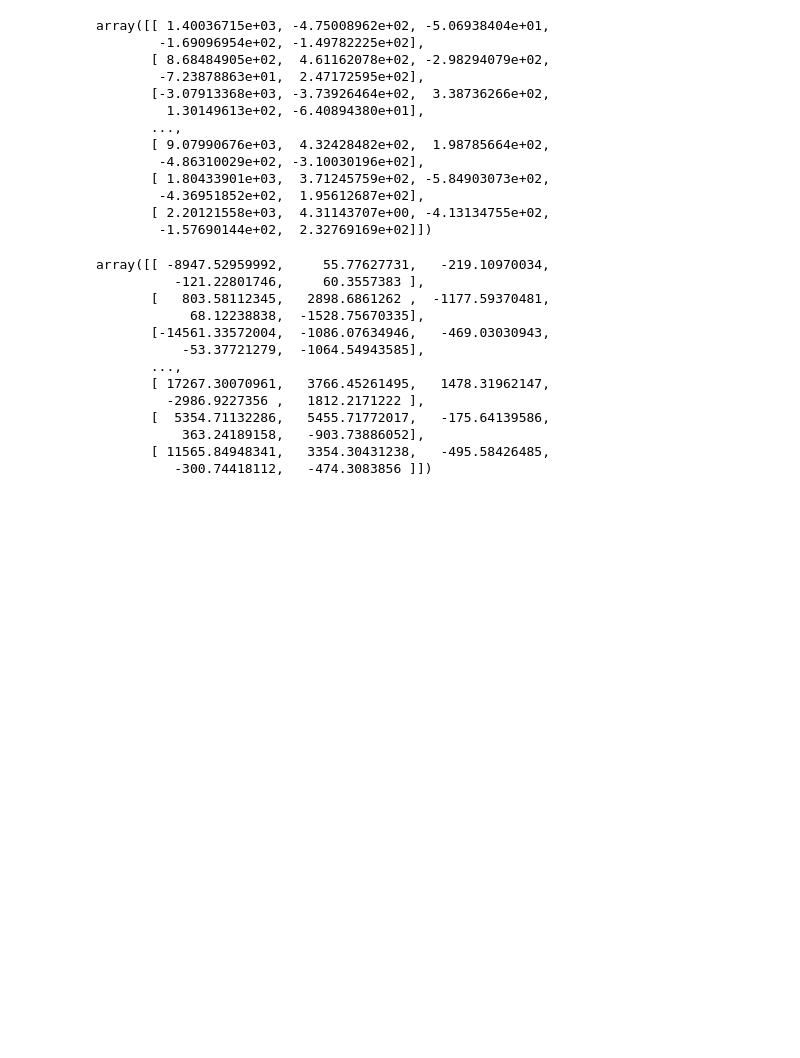
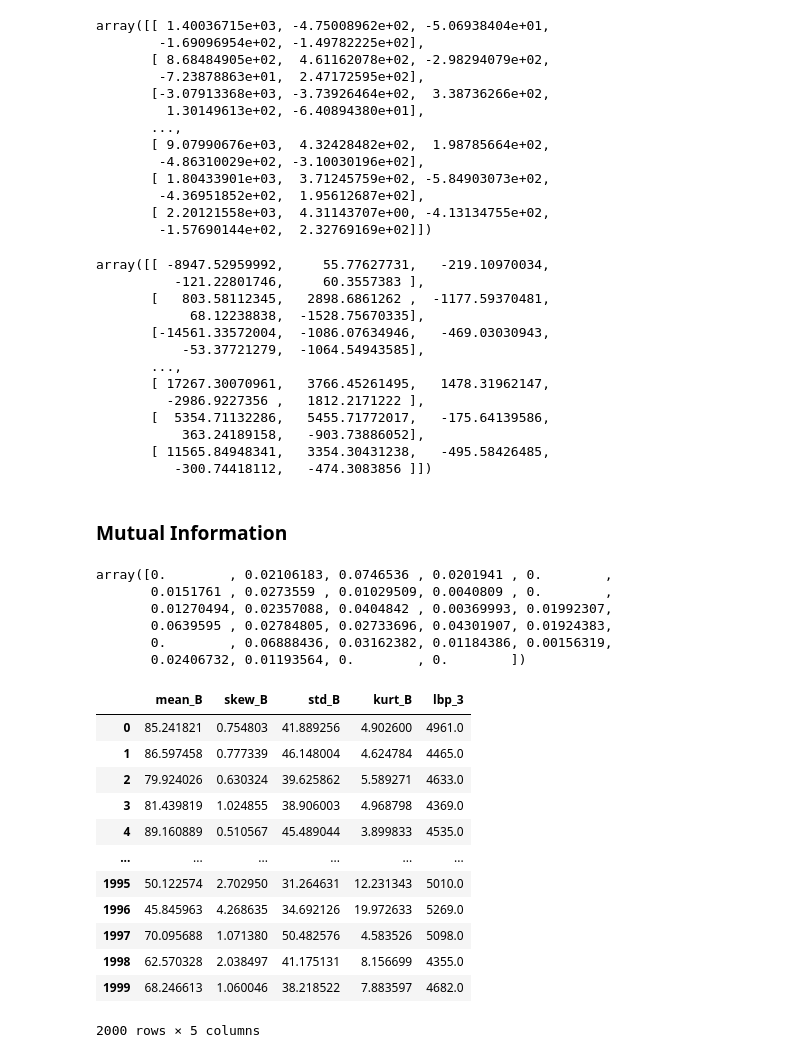
Before and after one commit to zeerafle/oil-palm-stem, a Jupyter notebook: disease_detection.ipynb, the cells around one changed output. Cells and saved outputs as stored; diff of their text form; code cells hidden in the pictures; blank space fills up the shorter version.

Commit message:
feature selection using mutual information

```diff
--- a/disease_detection.ipynb
+++ b/disease_detection.ipynb
@@ -330,0 +359,31 @@ np.savetxt(os.path.join('data', 'reduced_orig_img_features.csv'), reduced_orig_i
+# %% [markdown]
+### Mutual Information
+# %%
+mi = mutual_info_classif(proc_img_df, proc_img_label)
+mi
+# %% [output]
+array([0.        , 0.02106183, 0.0746536 , 0.0201941 , 0.        ,
+       0.0151761 , 0.0273559 , 0.01029509, 0.0040809 , 0.        ,
+       0.01270494, 0.02357088, 0.0404842 , 0.00369993, 0.01992307,
+       0.0639595 , 0.02784805, 0.02733696, 0.04301907, 0.01924383,
+       0.        , 0.06888436, 0.03162382, 0.01184386, 0.00156319,
+       0.02406732, 0.01193564, 0.        , 0.        ])
+# %%
+sorted_indices = np.argsort(mi)
+top_indices = sorted_indices[-5:]
+reduced_proc_img_features_mi = proc_img_df.iloc[:, top_indices]
+reduced_proc_img_features_mi
+# %% [output]
+|  | mean_B | skew_B | std_B | kurt_B | lbp_3 |
+| 0 | 85.241821 | 0.754803 | 41.889256 | 4.902600 | 4961.0 |
+| 1 | 86.597458 | 0.777339 | 46.148004 | 4.624784 | 4465.0 |
+| 2 | 79.924026 | 0.630324 | 39.625862 | 5.589271 | 4633.0 |
+| 3 | 81.439819 | 1.024855 | 38.906003 | 4.968798 | 4369.0 |
+| 4 | 89.160889 | 0.510567 | 45.489044 | 3.899833 | 4535.0 |
+| ... | ... | ... | ... | ... | ... |
+| 1995 | 50.122574 | 2.702950 | 31.264631 | 12.231343 | 5010.0 |
+| 1996 | 45.845963 | 4.268635 | 34.692126 | 19.972633 | 5269.0 |
+| 1997 | 70.095688 | 1.071380 | 50.482576 | 4.583526 | 5098.0 |
+| 1998 | 62.570328 | 2.038497 | 41.175131 | 8.156699 | 4355.0 |
+| 1999 | 68.246613 | 1.060046 | 38.218522 | 7.883597 | 4682.0 |
+2000 rows × 5 columns
```
Also changed, not shown: parts of 7 cells of this notebook, 4 other files.
